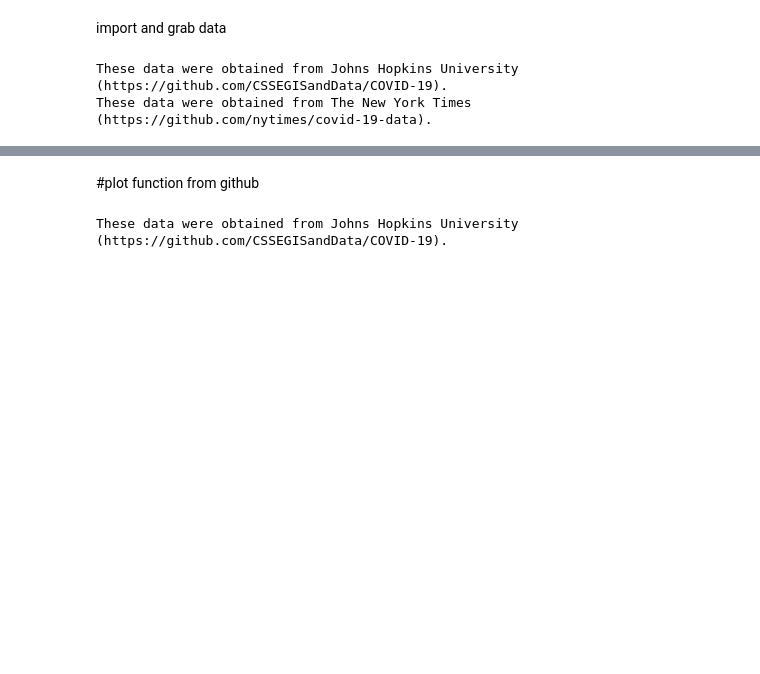
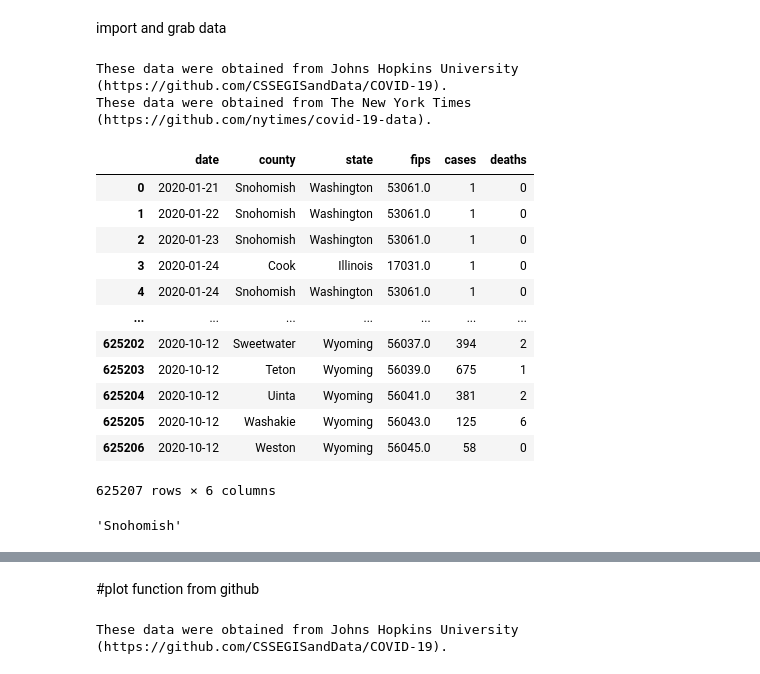
Before and after one commit to dcolinmorgan/prediction, a Jupyter notebook: covid19.ipynb, the cells around one changed output, grey strips where cells are left out. Drawn from its saved outputs; the diff is of its cells as text; code cells hidden in the pictures; blank space fills up the shorter version.

```diff
--- a/covid19.ipynb
+++ b/covid19.ipynb
@@ -21,6 +39,20 @@ import and grab data
 # %%
 df = cod.get_data_jhu()
 df2 = cod.get_data_nyt(counties=True)
+df2
 # %% [output]
 These data were obtained from Johns Hopkins University (https://github.com/CSSEGISandData/COVID-19).
 These data were obtained from The New York Times (https://github.com/nytimes/covid-19-data).
+|  | date | county | state | fips | cases | deaths |
+| 0 | 2020-01-21 | Snohomish | Washington | 53061.0 | 1 | 0 |
+| 1 | 2020-01-22 | Snohomish | Washington | 53061.0 | 1 | 0 |
+| 2 | 2020-01-23 | Snohomish | Washington | 53061.0 | 1 | 0 |
+| 3 | 2020-01-24 | Cook | Illinois | 17031.0 | 1 | 0 |
+| 4 | 2020-01-24 | Snohomish | Washington | 53061.0 | 1 | 0 |
+| ... | ... | ... | ... | ... | ... | ... |
+| 625202 | 2020-10-12 | Sweetwater | Wyoming | 56037.0 | 394 | 2 |
+| 625203 | 2020-10-12 | Teton | Wyoming | 56039.0 | 675 | 1 |
+| 625204 | 2020-10-12 | Uinta | Wyoming | 56041.0 | 381 | 2 |
+| 625205 | 2020-10-12 | Washakie | Wyoming | 56043.0 | 125 | 6 |
+| 625206 | 2020-10-12 | Weston | Wyoming | 56045.0 | 58 | 0 |
+625207 rows × 6 columns
@@ -26,0 +64,4 @@ These data were obtained from The New York Times (https://github.com/nytimes/cov
+# %%
+df2[1,1]
+# %% [output]
+'Snohomish'
```
Also changed, not shown: parts of 5 cells of this notebook.
